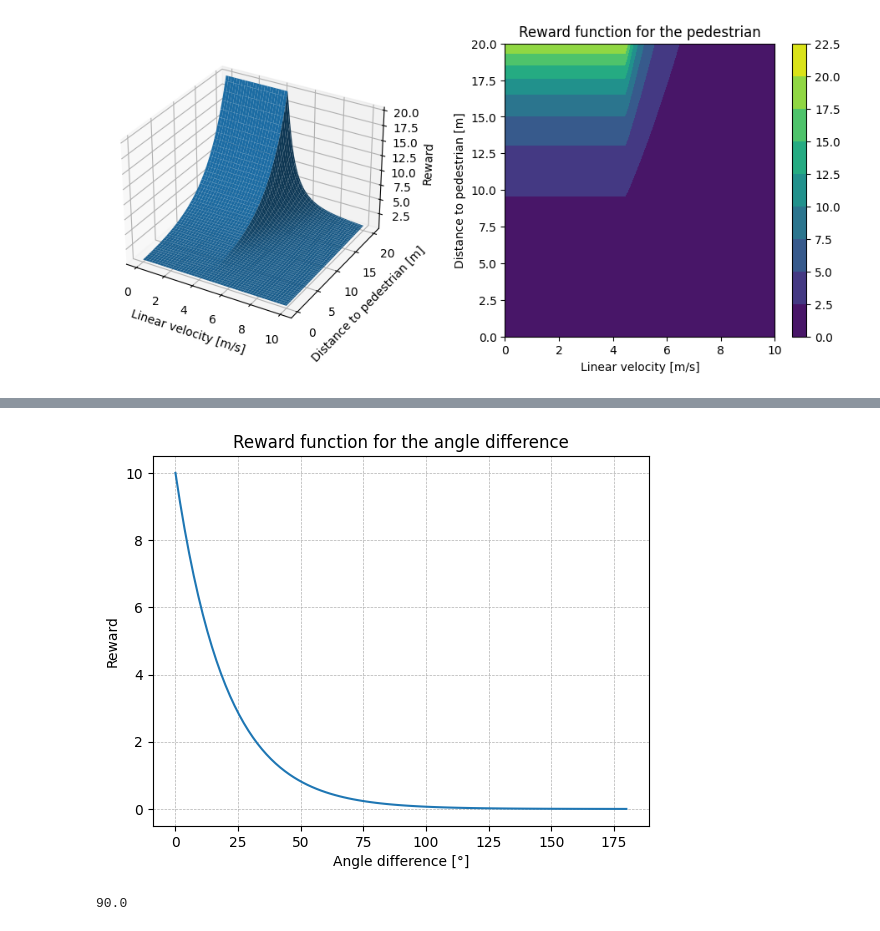
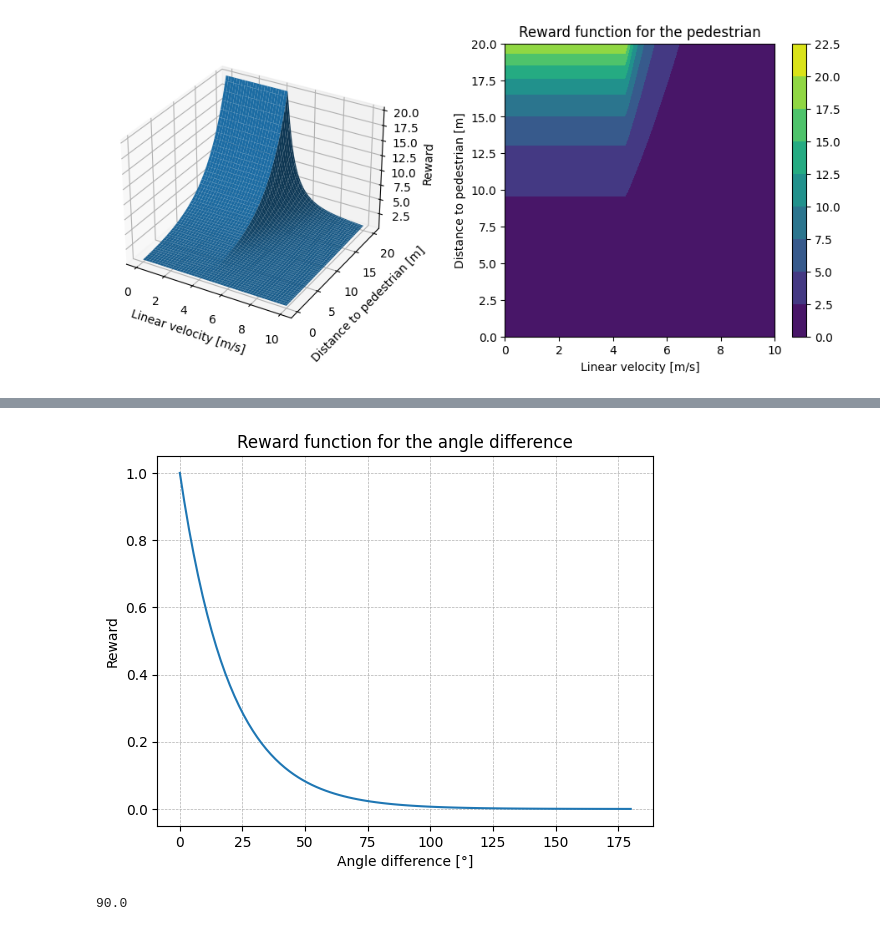
Before and after one commit to White-On/Streamlit_Presentation, a Jupyter notebook: fitness_notebook.ipynb, the cells around one changed output, grey strips where cells are left out. Drawn from its saved outputs; the diff is of its cells as text; code cells hidden in the pictures.

```diff
--- a/fitness_notebook.ipynb
+++ b/fitness_notebook.ipynb
@@ -466,16 +466,16 @@ plt.show()
 # %%
 espison_theta = np.linspace(0, 180, n)
 
 # r_p = 1/(espison_theta + 1)
-r_p = np.exp(-espison_theta/20) * 10
+r_p = np.exp(-espison_theta/20)
 plt.plot(espison_theta, r_p)
 plt.xlabel('Angle difference [°]')
 plt.ylabel('Reward')
 plt.title('Reward function for the angle difference')
 plt.grid(True, linewidth=0.5, linestyle='--')
 plt.show()
 # %% [output]
-[figure, old version]
+[figure, new version]
 # %%
 a = np.array([1, 0])
 b = np.array([0, 1])
```
Also changed, not shown: parts of 6 cells of this notebook, 2 other files.
